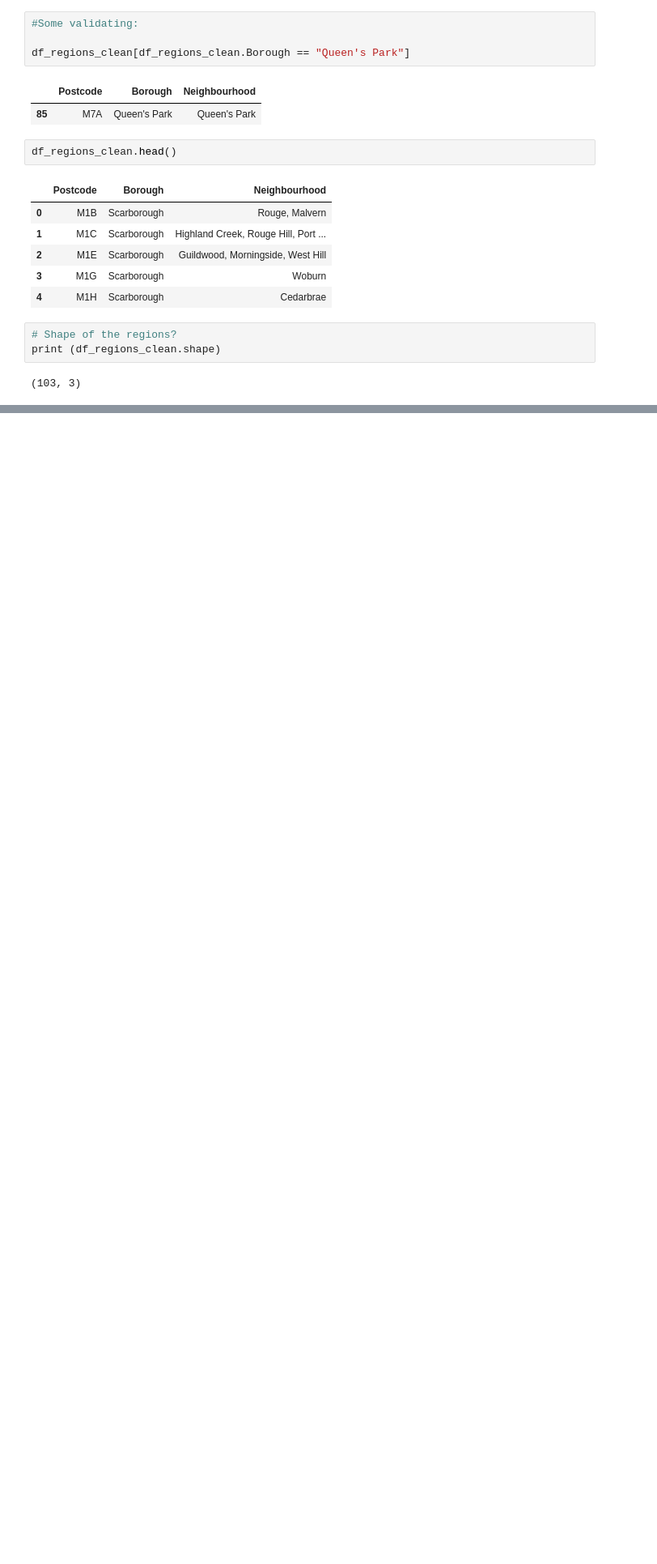
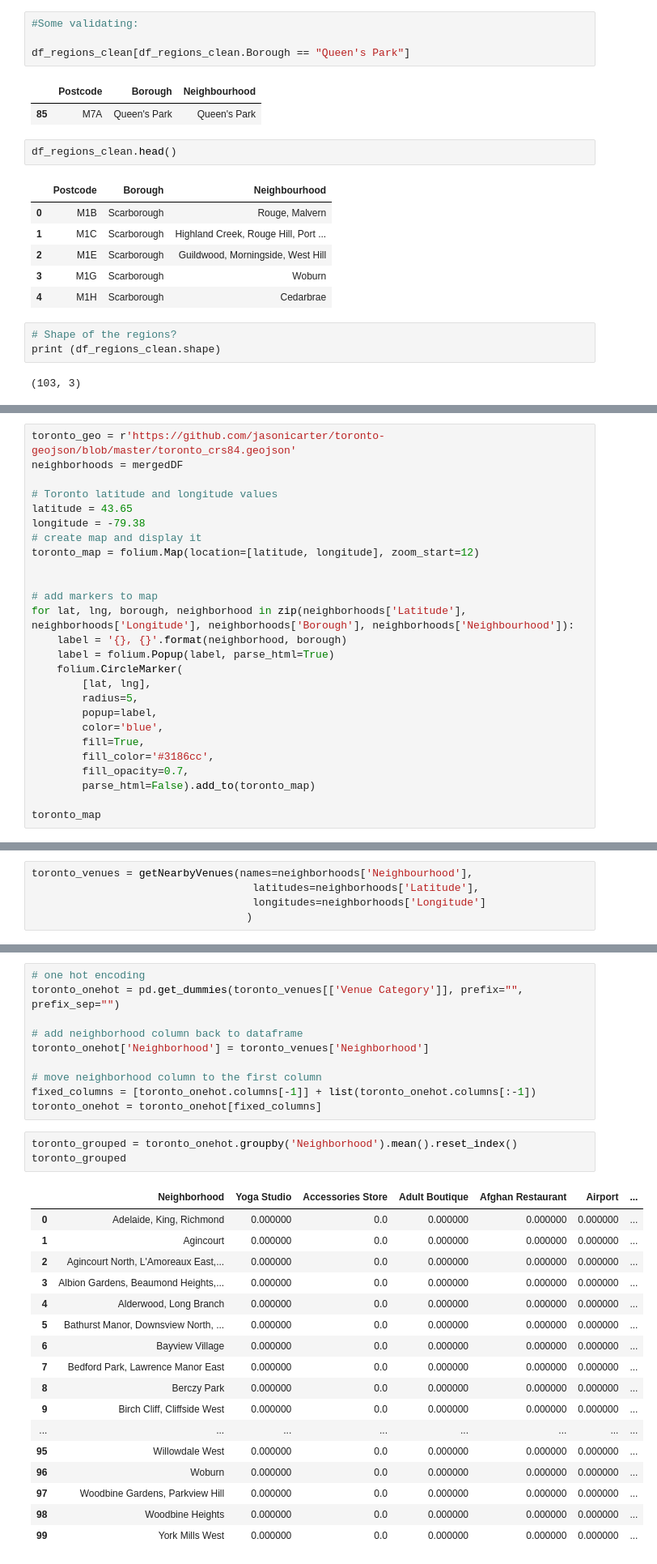
Before and after one commit to WombatPower/Coursera_Capstone, a Jupyter notebook: NeighborhoodsInToronto.ipynb, the cells around one changed output, grey strips where cells are left out. Shown at 81% size. Cells and saved outputs as stored; diff of their text form; blank space fills up the shorter version.

```diff
--- a/NeighborhoodsInToronto.ipynb
+++ b/NeighborhoodsInToronto.ipynb
@@ -80,0 +150,26 @@ print (df_regions_clean.shape)
+# %%
+toronto_geo = r'https://github.com/jasonicarter/toronto-geojson/blob/master/toronto_crs84.geojson'
+neighborhoods = mergedDF
+
+# Toronto latitude and longitude values
+latitude = 43.65
+longitude = -79.38
+# create map and display it
+toronto_map = folium.Map(location=[latitude, longitude], zoom_start=12)
+
+
+# add markers to map
+for lat, lng, borough, neighborhood in zip(neighborhoods['Latitude'], neighborhoods['Longitude'], neighborhoods['Borough'], neighborhoods['Neighbourhood']):
+    label = '{}, {}'.format(neighborhood, borough)
+    label = folium.Popup(label, parse_html=True)
+    folium.CircleMarker(
+        [lat, lng],
+        radius=5,
+        popup=label,
+        color='blue',
+        fill=True,
+        fill_color='#3186cc',
+        fill_opacity=0.7,
+        parse_html=False).add_to(toronto_map)
+
+toronto_map
@@ -80,0 +237,5 @@ print (df_regions_clean.shape)
+# %%
+toronto_venues = getNearbyVenues(names=neighborhoods['Neighbourhood'],
+                                   latitudes=neighborhoods['Latitude'],
+                                   longitudes=neighborhoods['Longitude']
+                                  )
@@ -80,0 +307,31 @@ print (df_regions_clean.shape)
+# %%
+# one hot encoding
+toronto_onehot = pd.get_dummies(toronto_venues[['Venue Category']], prefix="", prefix_sep="")
+
+# add neighborhood column back to dataframe
+toronto_onehot['Neighborhood'] = toronto_venues['Neighborhood']
+
+# move neighborhood column to the first column
+fixed_columns = [toronto_onehot.columns[-1]] + list(toronto_onehot.columns[:-1])
+toronto_onehot = toronto_onehot[fixed_columns]
+# %%
+toronto_grouped = toronto_onehot.groupby('Neighborhood').mean().reset_index()
+toronto_grouped
+# %% [output]
+|  | Neighborhood | Yoga Studio | Accessories Store | Adult Boutique | Afghan Restaurant | Airport | ... |
+| 0 | Adelaide, King, Richmond | 0.000000 | 0.0 | 0.000000 | 0.000000 | 0.000000 | ... |
+| 1 | Agincourt | 0.000000 | 0.0 | 0.000000 | 0.000000 | 0.000000 | ... |
+| 2 | Agincourt North, L'Amoreaux East,... | 0.000000 | 0.0 | 0.000000 | 0.000000 | 0.000000 | ... |
+| 3 | Albion Gardens, Beaumond Heights,... | 0.000000 | 0.0 | 0.000000 | 0.000000 | 0.000000 | ... |
+| 4 | Alderwood, Long Branch | 0.000000 | 0.0 | 0.000000 | 0.000000 | 0.000000 | ... |
+| 5 | Bathurst Manor, Downsview North, ... | 0.000000 | 0.0 | 0.000000 | 0.000000 | 0.000000 | ... |
+| 6 | Bayview Village | 0.000000 | 0.0 | 0.000000 | 0.000000 | 0.000000 | ... |
+| 7 | Bedford Park, Lawrence Manor East | 0.000000 | 0.0 | 0.000000 | 0.000000 | 0.000000 | ... |
+| 8 | Berczy Park | 0.000000 | 0.0 | 0.000000 | 0.000000 | 0.000000 | ... |
+| 9 | Birch Cliff, Cliffside West | 0.000000 | 0.0 | 0.000000 | 0.000000 | 0.000000 | ... |
+| ... | ... | ... | ... | ... | ... | ... | ... |
+| 95 | Willowdale West | 0.000000 | 0.0 | 0.000000 | 0.000000 | 0.000000 | ... |
+| 96 | Woburn | 0.000000 | 0.0 | 0.000000 | 0.000000 | 0.000000 | ... |
+| 97 | Woodbine Gardens, Parkview Hill | 0.000000 | 0.0 | 0.000000 | 0.000000 | 0.000000 | ... |
+| 98 | Woodbine Heights | 0.000000 | 0.0 | 0.000000 | 0.000000 | 0.000000 | ... |
+| 99 | York Mills West | 0.000000 | 0.0 | 0.000000 | 0.000000 | 0.000000 | ... |
```
Also changed, not shown: parts of 27 cells of this notebook.
